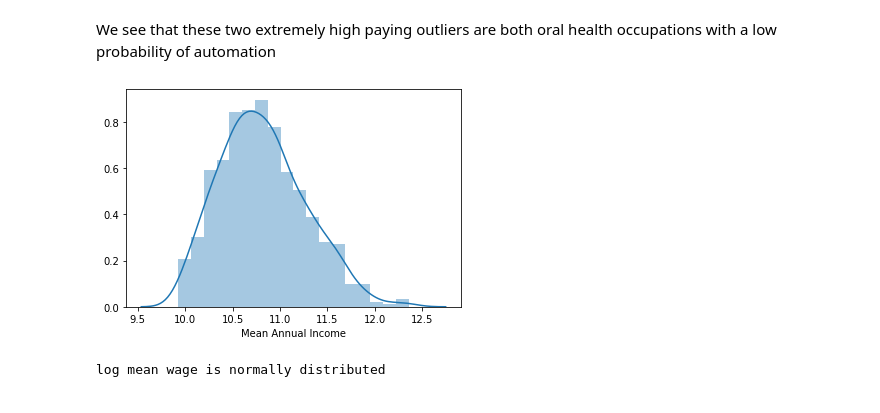
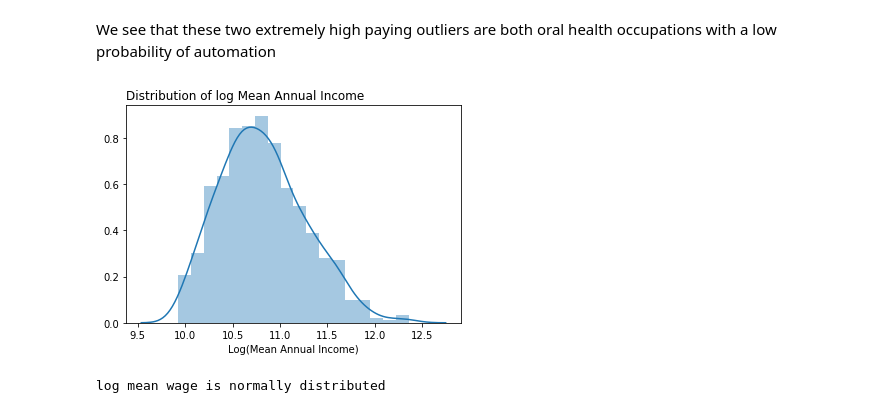
Before and after one commit to COGS108/group11_sp20, a Jupyter notebook: FinalProject_group11.ipynb, the cells around one changed output. Saved outputs shown, nothing was run; the diff lists cells and outputs as text; code cells hidden in the pictures.

```diff
--- a/FinalProject_group11.ipynb
+++ b/FinalProject_group11.ipynb
@@ -476,10 +480,11 @@ We see that these two extremely high paying outliers are both oral health occupa
 # %%
 # Distribution of log annual mean income
 sns.distplot(np.log(df_probwages_m.A_MEAN))
-plt.xlabel('Mean Annual Income')
+plt.xlabel('Log(Mean Annual Income)')
+plt.title('Distribution of log Mean Annual Income', loc='left')
 plt.show()
 # %% [output]
-[figure, old version]
+[figure, new version]
 # %%
 # Test normality of log wage
 stat_wage_mean_log, p_wage_mean_log = normaltest(df_probwages_m.log_A_MEAN)
```
Also changed, not shown: parts of 5 cells of this notebook.
